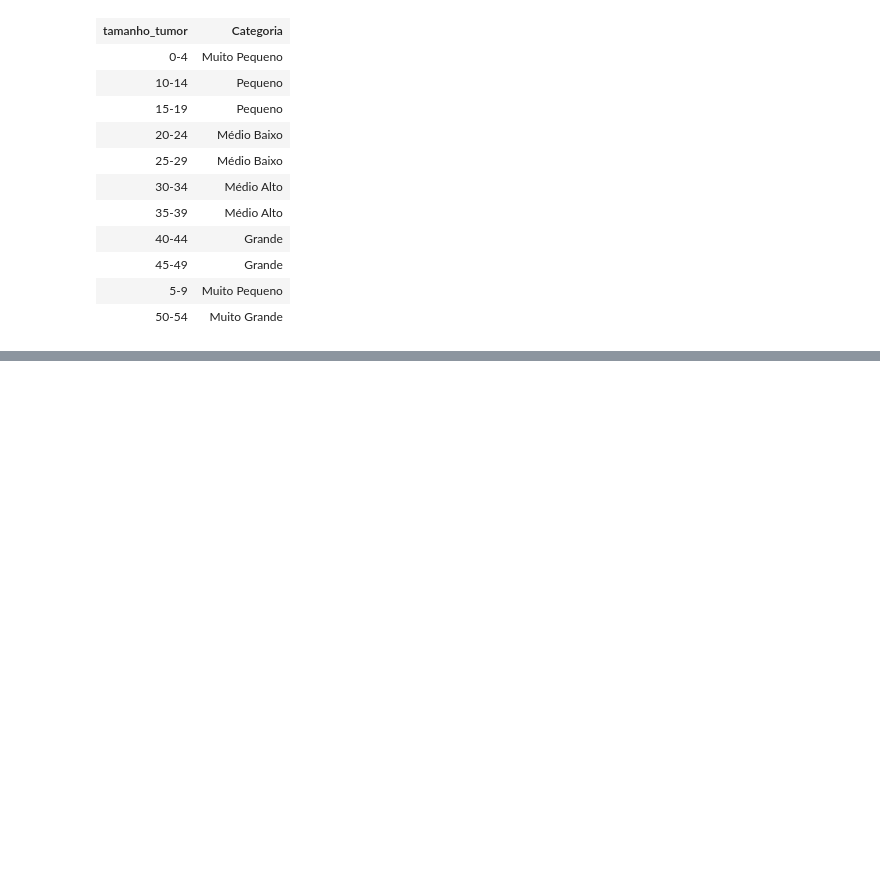
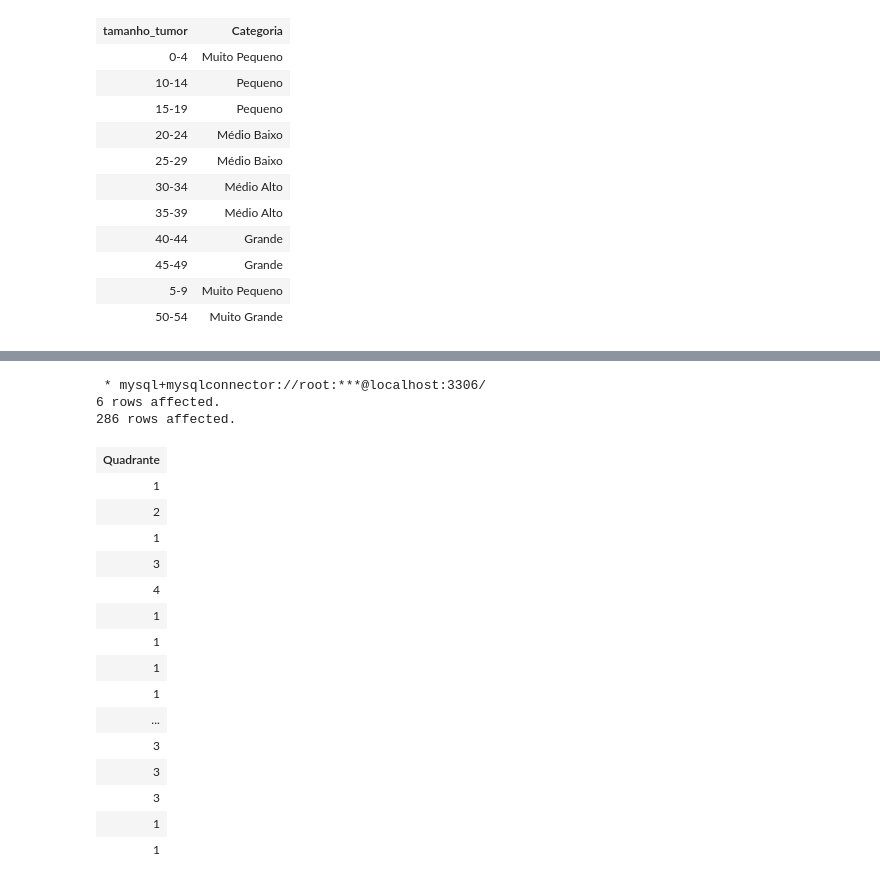
Before and after one commit to GersonBhrener/SQL-Data-Science, a Jupyter notebook: MySQL/Cancer_Mama_UC_Irvine_ML_Repository/Breast_Cancer_UCI_ML.ipynb, the cells around one changed output, grey strips where cells are left out. Drawn from its saved outputs; the diff is of its cells as text; code cells hidden in the pictures; blank space fills up the shorter version.

```diff
--- a/MySQL/Cancer_Mama_UC_Irvine_ML_Repository/Breast_Cancer_UCI_ML.ipynb
+++ b/MySQL/Cancer_Mama_UC_Irvine_ML_Repository/Breast_Cancer_UCI_ML.ipynb
@@ -161,0 +185,36 @@ ORDER BY tamanho_tumor;
+# %%
+%%sql
+
+select distinct quadrante
+from sql_ds.tb_breast_cancer;
+
+select
+	case
+		when quadrante = 'left_low' then 1
+        when quadrante = 'right_up' then 2
+        when quadrante = 'left_up' then 3
+        when quadrante = 'right_low' then 4
+        when quadrante = 'central' then 5
+	else 0
+    end as Quadrante
+from sql_ds.tb_breast_cancer;
+# %% [output]
+ * mysql+mysqlconnector://root:***@localhost:3306/
+6 rows affected.
+286 rows affected.
+| Quadrante |
+| 1 |
+| 2 |
+| 1 |
+| 3 |
+| 4 |
+| 1 |
+| 1 |
+| 1 |
+| 1 |
+| ... |
+| 3 |
+| 3 |
+| 3 |
+| 1 |
+| 1 |
```
Also changed, not shown: parts of 1 cell of this notebook.
